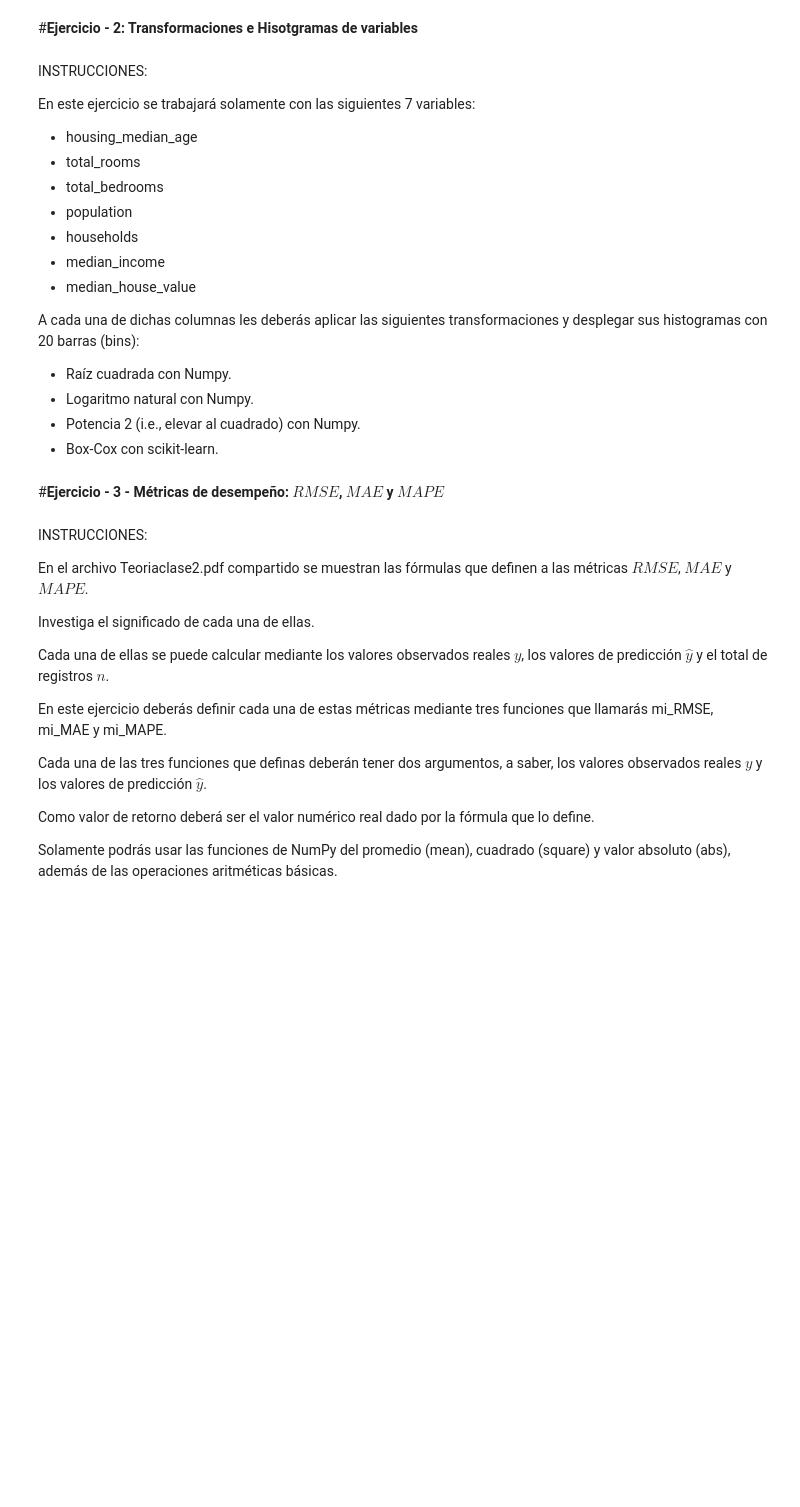
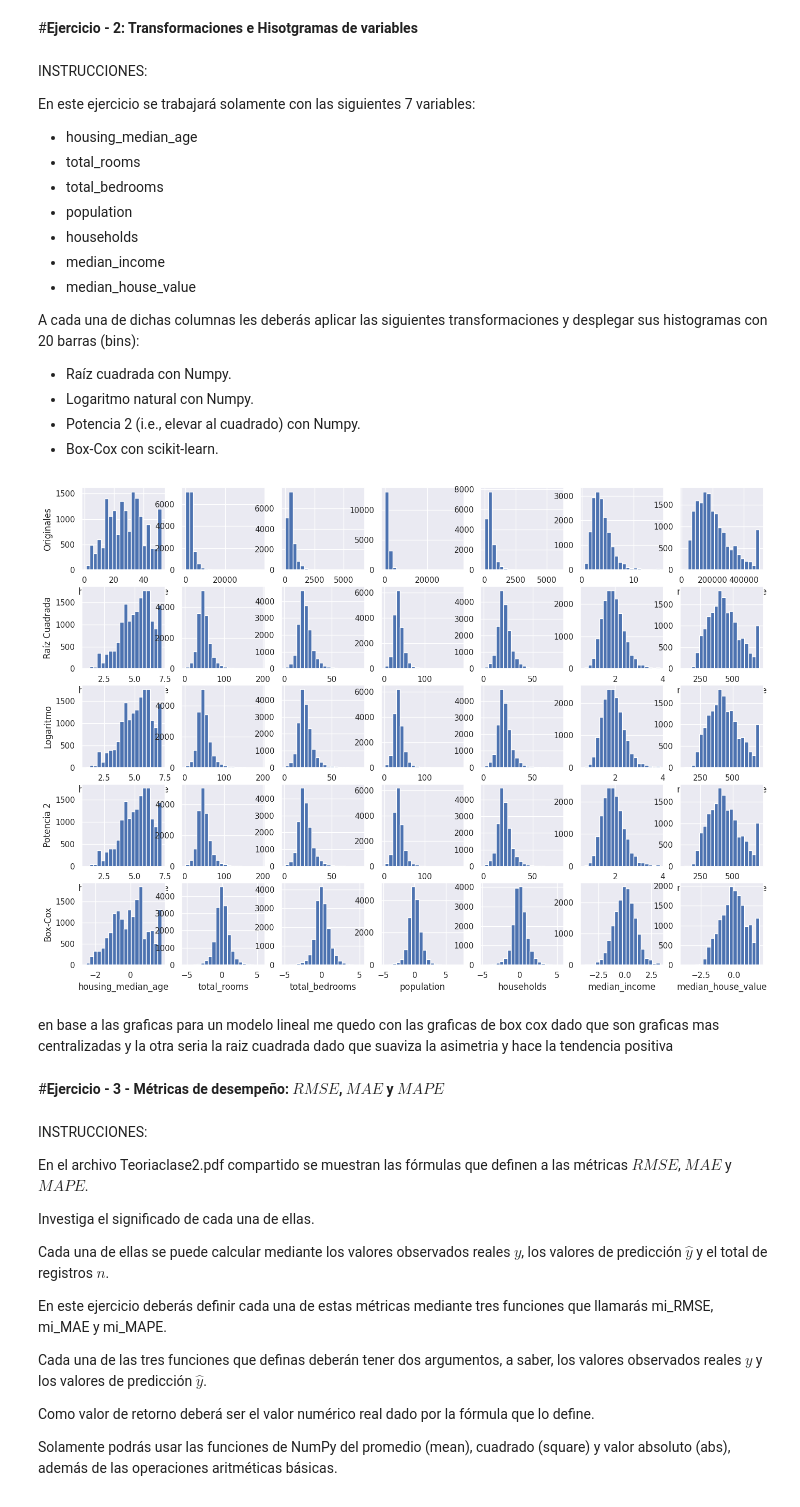
Before and after one commit to gaeldali/CursoIA, a Jupyter notebook: Semillero_IANLP_clase_2_Actividad.ipynb, the cells around one changed output. Cells and saved outputs as stored; diff of their text form; code cells hidden in the pictures; blank space fills up the shorter version.

```diff
--- a/Semillero_IANLP_clase_2_Actividad.ipynb
+++ b/Semillero_IANLP_clase_2_Actividad.ipynb
@@ -131,9 +125,8 @@ for k in range(0,7):
 
     # Datos originales ---------------------------------------------------------
     plt.subplot(5,7,k+1)
-
-    Transf0 = None          #  En esta línea se debe asignar a Transf0 los valores de cada variable "k" sin transformar.
-    None                    #  En este línea agrega el comando para obtener el histograma de Transf0 con 20 barras (bins).
+    Transf0 = misdatos[variables_a_transformar[k]].dropna()        #  En esta línea se debe asignar a Transf0 los valores de cada variable "k" sin transformar.
+    plt.hist(Transf0, bins=20)                    #  En este línea agrega el comando para obtener el histograma de Transf0 con 20 barras (bins).
 
 
     plt.xlabel(variables_a_transformar[k])
@@ -145,8 +138,8 @@ for k in range(0,7):
     # Datos transformados con raíz cuadrada ------------------------------------
     plt.subplot(5,7,k+8)
 
-    Transf1 = None          #  En esta línea se debe aplicar la raíz cuadrada a los valores de cada variable "k" sin transformar.
-    None                    #  En este línea agrega el comando para obtener el histograma de Transf1 con 20 barras (bins).
+    Transf1 = np.sqrt(Transf0)       #  En esta línea se debe aplicar la raíz cuadrada a los valores de cada variable "k" sin transformar.
+    plt.hist(Transf1, bins=20)            #  En este línea agrega el comando para obtener el histograma de Transf1 con 20 barras (bins).
 
 
     plt.xlabel(variables_a_transformar[k])
@@ -158,45 +151,49 @@ for k in range(0,7):
     # Datos transformados con logaritmo natural --------------------------------
     plt.subplot(5,7,k+15)
 
-    Transf2 = None          #  En esta línea se debe aplicar el logaritmo natural a los valores de cada variable "k" sin transformar.
-    None                    #  En este línea agrega el comando para obtener el histograma de Transf2 con 20 barras (bins).
+    Transf2 = np.log1p(Transf0)  # log1p evita problemas con ceros (log(1 + x))          #  En esta línea se debe aplicar el logaritmo natural a los valores de cada variable "k" sin transformar.
+    plt.hist(Transf1, bins=20)                    #  En este línea agrega el comando para obtener el histograma de Transf2 con 20 barras (bins).
 
 
     plt.xlabel(variables_a_transformar[k])
     if k==0:
       plt.ylabel('Logaritmo')
 
 
 
     # Datos transformados con la potencia de 2 ---------------------------------
     plt.subplot(5,7,k+22)
 
-    Transf3 = None          #  En esta línea debes elevar al cuadrado los valores de cada variable "k" sin transformar.
-    None                    #  En este línea agrega el comando para obtener el histograma de Transf3 con 20 barras (bins).
+    Transf3 = np.power(Transf0, 2)  #  En esta línea debes elevar al cuadrado los valores de cada variable "k" sin transformar.
+    plt.hist(Transf1, bins=20)      #  En este línea agrega el comando para obtener el histograma de Transf3 con 20 barras (bins).
 
 
     plt.xlabel(variables_a_transformar[k])
     if k==0:
       plt.ylabel('Potencia 2')
 
 
     # Datos transformados con Box-Cox ------------------------------------------
     plt.subplot(5,7,k+29)
 
-    Transf4 = None          #  En esta línea se debe aplicar la transformación Box-Cox a los valores de cada variable "k" sin transformar.
-    None                    #  En este línea agrega el comando para obtener el histograma de Transf4 con 20 barras (bins).
+    Transf4 = power_transform(Transf0.values.reshape(-1,1), method='box-cox')          #  En esta línea se debe aplicar la transformación Box-Cox a los valores de cada variable "k" sin transformar.
+    plt.hist(Transf4, bins=20)                    #  En este línea agrega el comando para obtener el histograma de Transf4 con 20 barras (bins).
 
 
     plt.xlabel(variables_a_transformar[k])
     if k==0:
       plt.ylabel('Box-Cox')
 
     # TERMINA LA SECCIÓN PARA AGREGAR CÓDIGO.
     ################################################################################################################
 
 
 
 plt.show()
+# %% [output]
+[figure, added]
+# %% [markdown]
+en base a las graficas para un modelo lineal me quedo con las graficas de box cox dado que son graficas mas centralizadas y la otra seria la raiz cuadrada dado que suaviza la asimetria y hace la tendencia positiva
 # %% [markdown]
 #**Ejercicio - 3 - Métricas de desempeño: $RMSE$, $MAE$ y $MAPE$**
 # %% [markdown]
```
Also changed, not shown: parts of 5 cells of this notebook.
